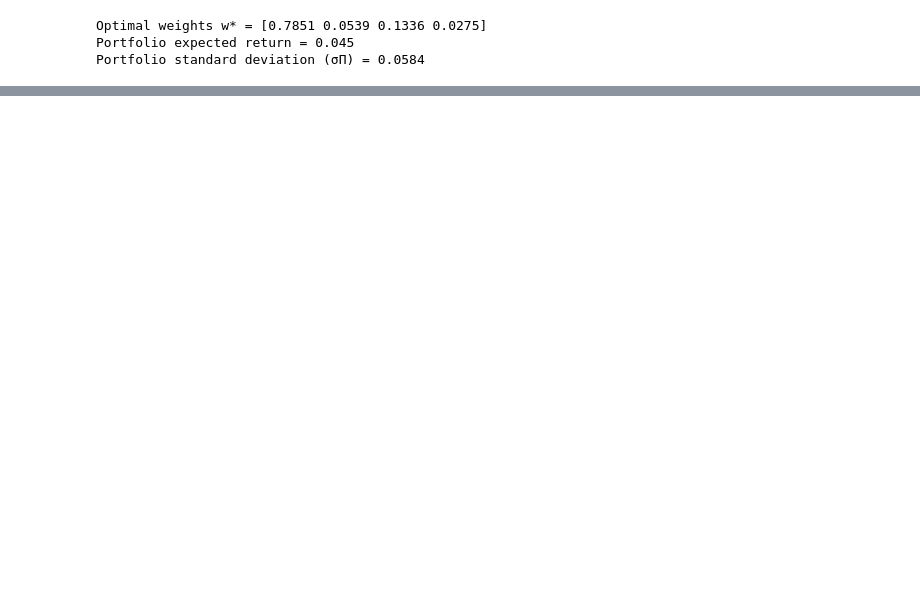
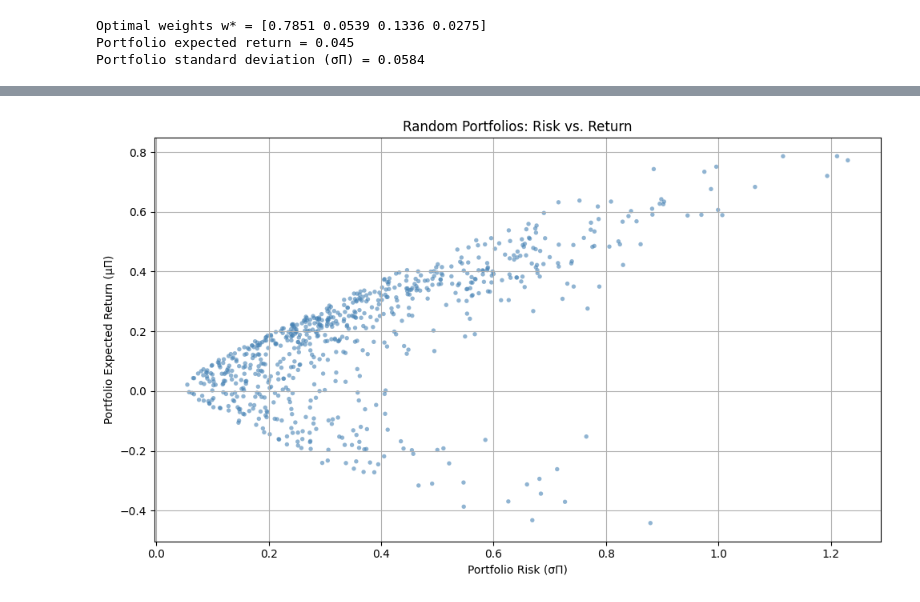
Before and after one commit to DavidLazarou/DLM_Cutter, a Jupyter notebook: portfolio_risk/notebooks/portfolio_optimisation_backtest.ipynb, the cells around one changed output, grey strips where cells are left out. Drawn from its saved outputs; the diff is of its cells as text; code cells hidden in the pictures; blank space fills up the shorter version.

```diff
--- a/portfolio_risk/notebooks/portfolio_optimisation_backtest.ipynb
+++ b/portfolio_risk/notebooks/portfolio_optimisation_backtest.ipynb
@@ -137,0 +168,39 @@ Portfolio standard deviation (σΠ) = 0.0584
+# %%
+import matplotlib.pyplot as plt
+
+# Number of portfolios
+n_portfolios = 700
+
+# Storage for results
+portfolio_returns = []
+portfolio_risks = []
+
+# Random portfolio generator
+np.random.seed(42)  # reproducibility
+
+for _ in range(n_portfolios):
+    # Generate 3 random weights from normal distribution
+    w_partial = np.random.randn(3)
+
+    # Solve for w4 so that sum(w) = 1
+    w4 = 1 - np.sum(w_partial)
+    w = np.append(w_partial, w4)
+
+    # Compute portfolio return and risk
+    mu_pi = w @ mu
+    sigma_pi = np.sqrt(w.T @ Sigma @ w)
+
+    portfolio_returns.append(mu_pi)
+    portfolio_risks.append(sigma_pi)
+# %%
+# Plot
+plt.figure(figsize=(10, 6))
+plt.scatter(portfolio_risks, portfolio_returns, c='steelblue', alpha=0.6, s=15, edgecolors='none')
+plt.xlabel('Portfolio Risk (σΠ)')
+plt.ylabel('Portfolio Expected Return (μΠ)')
+plt.title('Random Portfolios: Risk vs. Return')
+plt.grid(True)
+plt.tight_layout()
+plt.show()
+# %% [output]
+[figure, added]
```
Also changed, not shown: parts of 12 cells of this notebook, 1 other file.
